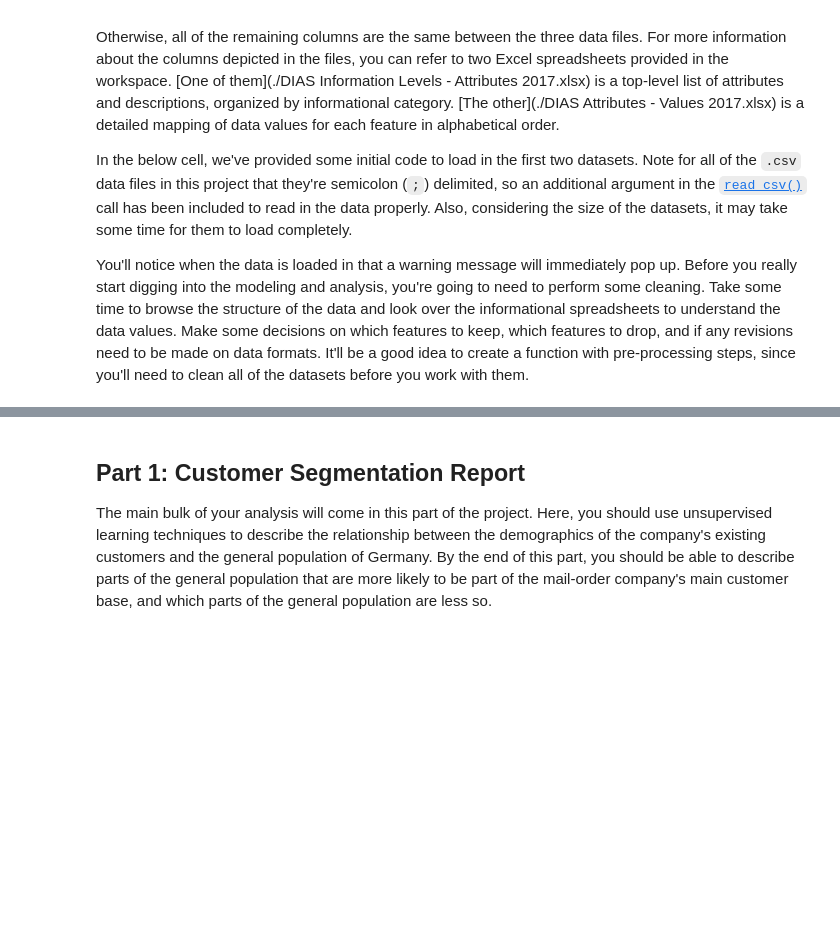
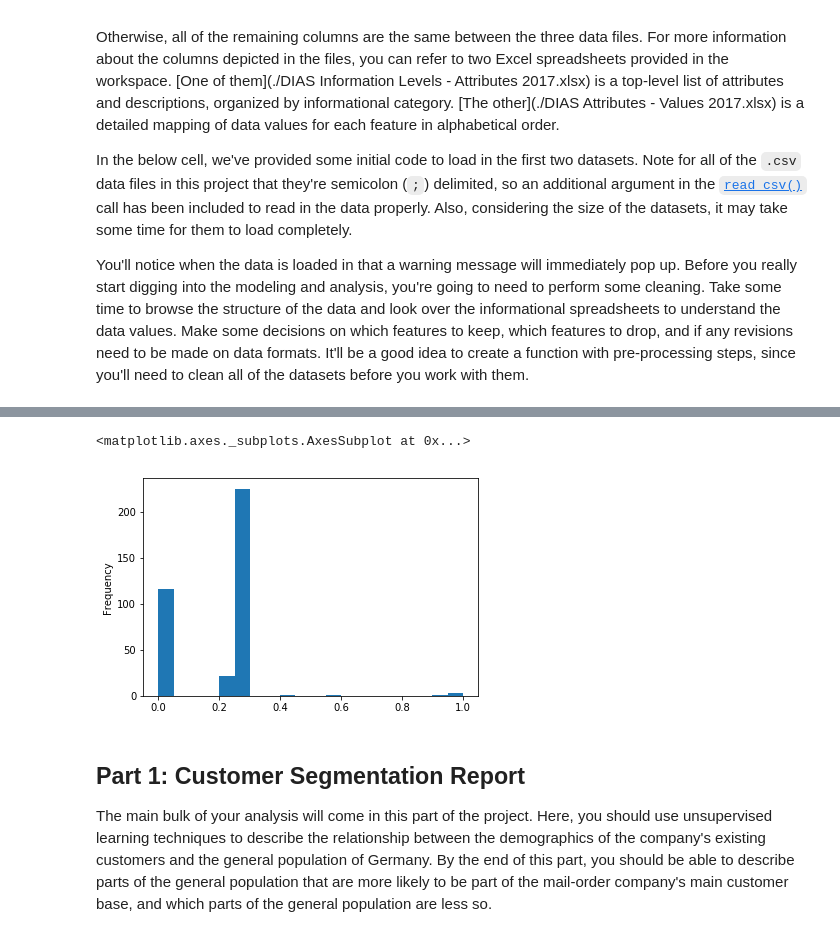
Before and after one commit to willacya/Bertelsmann-Arvato-Project, a Jupyter notebook: Arvato Project Workbook.ipynb, the cells around one changed output, grey strips where cells are left out. Saved outputs shown, nothing was run; the diff lists cells and outputs as text; code cells hidden in the pictures; blank space fills up the shorter version.

```diff
--- a/Arvato Project Workbook.ipynb
+++ b/Arvato Project Workbook.ipynb
@@ -63,3 +93,12 @@ Index(['LNR', 'AGER_TYP', 'AKT_DAT_KL', 'ALTER_HH', 'ALTER_KIND1',
+# %%
+missing_values = (customers.isnull().sum()/len(customers))
+missing_value_columns = missing_values[missing_values > .20].index
+dropped_customers = customers.drop(missing_value_columns, axis=1)
+# %%
+missing_values.sort_values().plot(kind='hist', bins=20)
+# %% [output]
+<matplotlib.axes._subplots.AxesSubplot at 0x...>
+[figure, added]
 # %% [markdown]
 ## Part 1: Customer Segmentation Report
 
```
Also changed, not shown: parts of 6 cells of this notebook.
